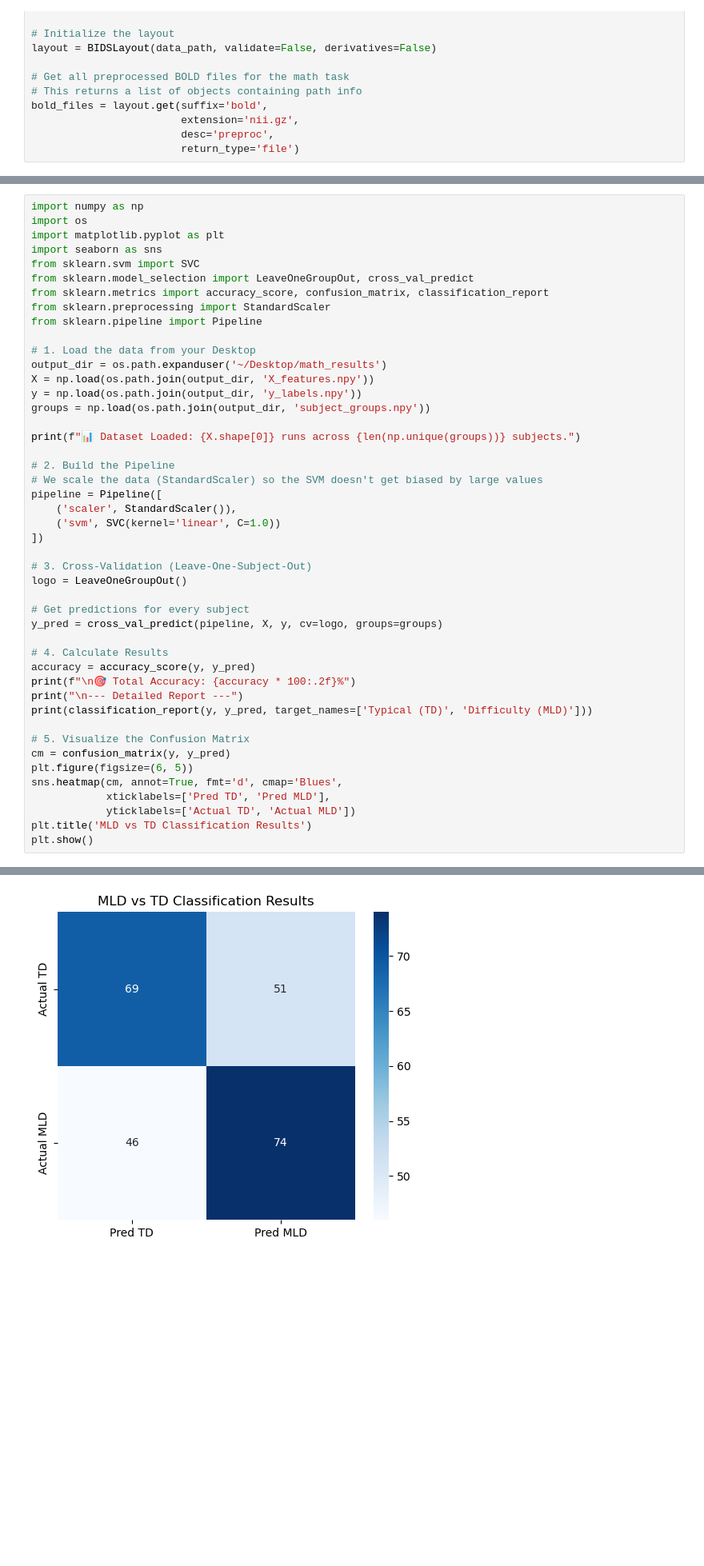
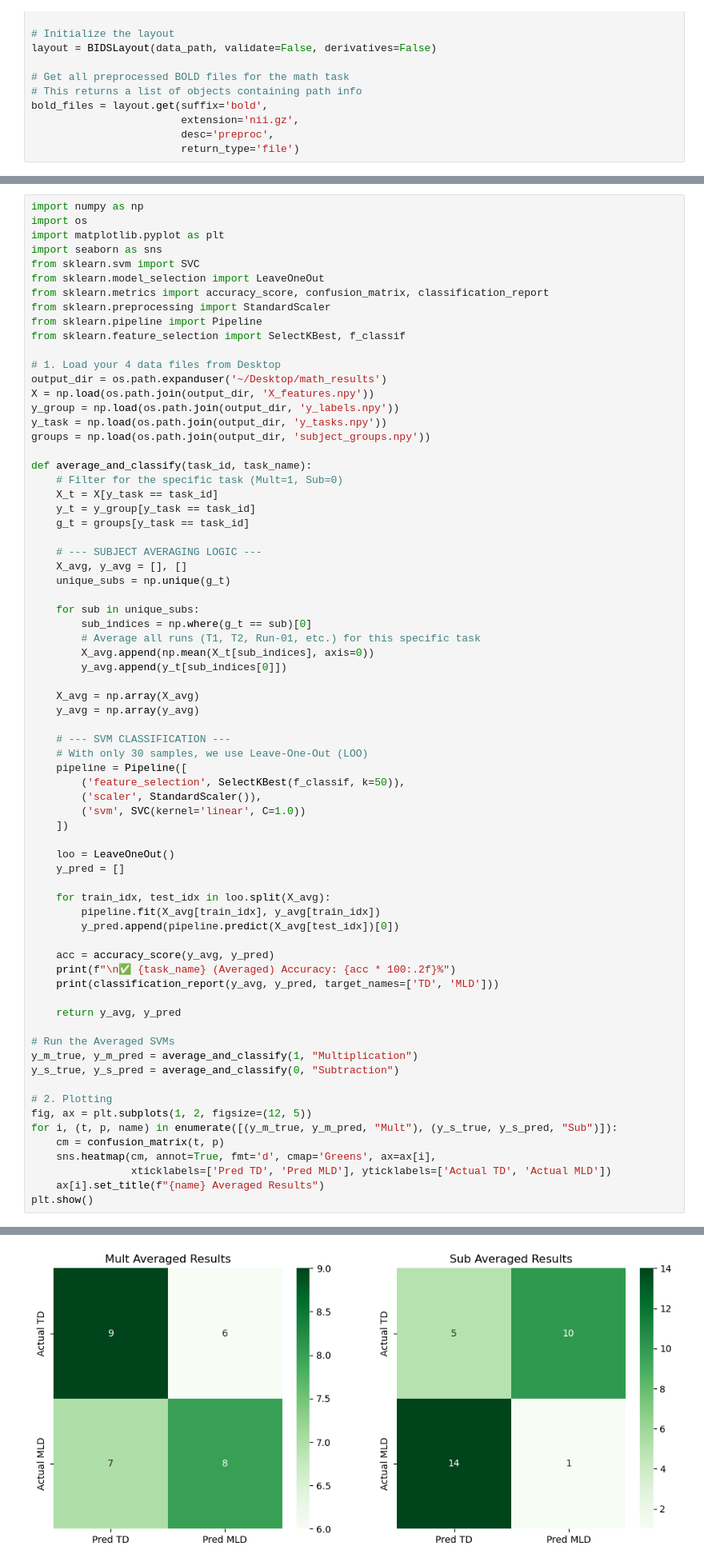
Before and after one commit to JJChong777/brain-math, a Jupyter notebook: brainmath_SVM.ipynb, the cells around one changed output, grey strips where cells are left out. Shown at 80% size. Drawn from its saved outputs; the diff is of its cells as text; blank space fills up the shorter version.

```diff
--- a/brainmath_SVM.ipynb
+++ b/brainmath_SVM.ipynb
@@ -136,44 +141,69 @@ import os
 import matplotlib.pyplot as plt
 import seaborn as sns
 from sklearn.svm import SVC
-from sklearn.model_selection import LeaveOneGroupOut, cross_val_predict
+from sklearn.model_selection import LeaveOneOut
 from sklearn.metrics import accuracy_score, confusion_matrix, classification_report
 from sklearn.preprocessing import StandardScaler
 from sklearn.pipeline import Pipeline
+from sklearn.feature_selection import SelectKBest, f_classif
 
-# 1. Load the data from your Desktop
+# 1. Load your 4 data files from Desktop
 output_dir = os.path.expanduser('~/Desktop/math_results')
 X = np.load(os.path.join(output_dir, 'X_features.npy'))
-y = np.load(os.path.join(output_dir, 'y_labels.npy'))
+y_group = np.load(os.path.join(output_dir, 'y_labels.npy'))
+y_task = np.load(os.path.join(output_dir, 'y_tasks.npy'))
 groups = np.load(os.path.join(output_dir, 'subject_groups.npy'))
 
-print(f"📊 Dataset Loaded: {X.shape[0]} runs across {len(np.unique(groups))} subjects.")
+def average_and_classify(task_id, task_name):
+    # Filter for the specific task (Mult=1, Sub=0)
+    X_t = X[y_task == task_id]
+    y_t = y_group[y_task == task_id]
+    g_t = groups[y_task == task_id]
 
-# 2. Build the Pipeline
-# We scale the data (StandardScaler) so the SVM doesn't get biased by large values
-pipeline = Pipeline([
-    ('scaler', StandardScaler()),
-    ('svm', SVC(kernel='linear', C=1.0))
-])
+    # --- SUBJECT AVERAGING LOGIC ---
+    X_avg, y_avg = [], []
+    unique_subs = np.unique(g_t)
 
-# 3. Cross-Validation (Leave-One-Subject-Out)
-logo = LeaveOneGroupOut()
+    for sub in unique_subs:
+        sub_indices = np.where(g_t == sub)[0]
+        # Average all runs (T1, T2, Run-01, etc.) for this specific task
+        X_avg.append(np.mean(X_t[sub_indices], axis=0))
+        y_avg.append(y_t[sub_indices[0]])
 
-# Get predictions for every subject
-y_pred = cross_val_predict(pipeline, X, y, cv=logo, groups=groups)
+    X_avg = np.array(X_avg)
+    y_avg = np.array(y_avg)
 
-# 4. Calculate Results
-accuracy = accuracy_score(y, y_pred)
-print(f"\n🎯 Total Accuracy: {accuracy * 100:.2f}%")
-print("\n--- Detailed Report ---")
-print(classification_report(y, y_pred, target_names=['Typical (TD)', 'Difficulty (MLD)']))
+    # --- SVM CLASSIFICATION ---
+    # With only 30 samples, we use Leave-One-Out (LOO)
+    pipeline = Pipeline([
+        ('feature_selection', SelectKBest(f_classif, k=50)),
+        ('scaler', StandardScaler()),
+        ('svm', SVC(kernel='linear', C=1.0))
+    ])
 
-# 5. Visualize the Confusion Matrix
-cm = confusion_matrix(y, y_pred)
-plt.figure(figsize=(6, 5))
-sns.heatmap(cm, annot=True, fmt='d', cmap='Blues',
-            xticklabels=['Pred TD', 'Pred MLD'],
-            yticklabels=['Actual TD', 'Actual MLD'])
-plt.title('MLD vs TD Classification Results')
+    loo = LeaveOneOut()
+    y_pred = []
+
+    for train_idx, test_idx in loo.split(X_avg):
+        pipeline.fit(X_avg[train_idx], y_avg[train_idx])
+        y_pred.append(pipeline.predict(X_avg[test_idx])[0])
+
+    acc = accuracy_score(y_avg, y_pred)
+    print(f"\n✅ {task_name} (Averaged) Accuracy: {acc * 100:.2f}%")
+    print(classification_report(y_avg, y_pred, target_names=['TD', 'MLD']))
+
+    return y_avg, y_pred
+
+# Run the Averaged SVMs
+y_m_true, y_m_pred = average_and_classify(1, "Multiplication")
+y_s_true, y_s_pred = average_and_classify(0, "Subtraction")
+
+# 2. Plotting
+fig, ax = plt.subplots(1, 2, figsize=(12, 5))
+for i, (t, p, name) in enumerate([(y_m_true, y_m_pred, "Mult"), (y_s_true, y_s_pred, "Sub")]):
+    cm = confusion_matrix(t, p)
+    sns.heatmap(cm, annot=True, fmt='d', cmap='Greens', ax=ax[i],
+                xticklabels=['Pred TD', 'Pred MLD'], yticklabels=['Actual TD', 'Actual MLD'])
+    ax[i].set_title(f"{name} Averaged Results")
 plt.show()
 # %% [output]
@@ -194 +230 @@ Difficulty (MLD)       0.59      0.62      0.60       120
-[figure, old version]
+[figure, new version]
```
Also changed, not shown: parts of 5 cells of this notebook.
